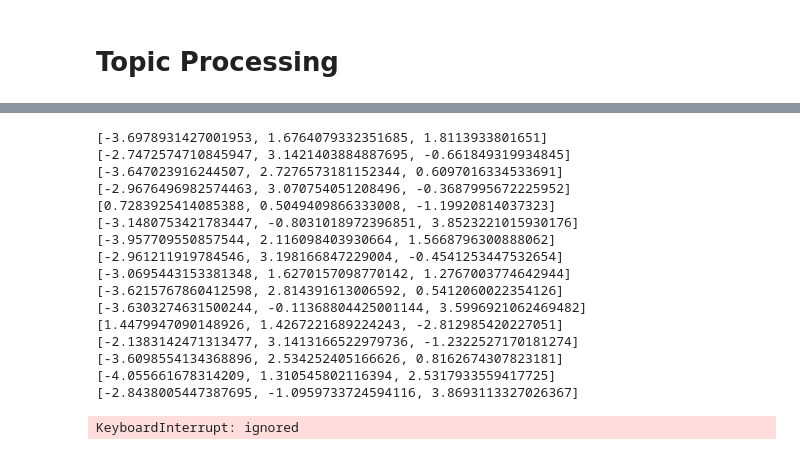
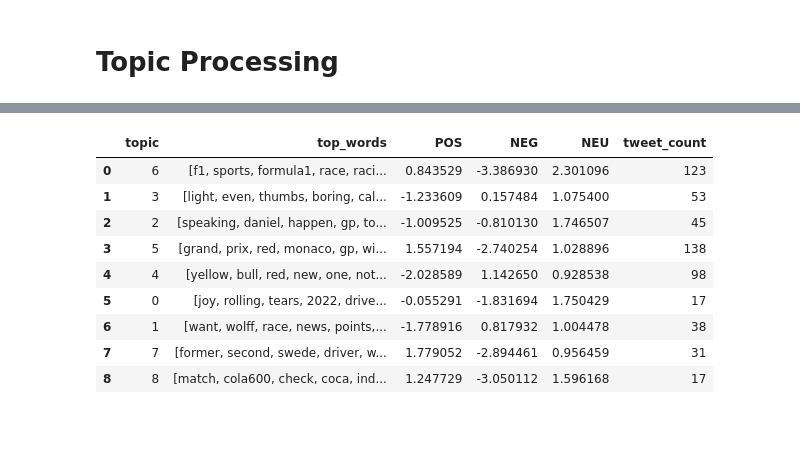
Before and after one commit to shaikadish/twitterTopicModeling, a Jupyter notebook: twitterTopicModeling.ipynb, the cells around one changed output, grey strips where cells are left out. Cells and saved outputs as stored; diff of their text form; code cells hidden in the pictures; blank space fills up the shorter version.

Commit message:
code outputs generated

```diff
--- a/twitterTopicModeling.ipynb
+++ b/twitterTopicModeling.ipynb
@@ -229,36 +227,37 @@ words_per_class
 # %%
-def get_sentiment(text):
+def get_sentiment(tweets,n_sentiments):
     """
     A function to predict the sentiment of a piece of text.
 
     :param text: The text
     :return: The sentiment score
     """
+    device = torch.device('cuda' if torch.cuda.is_available() else 'cpu')
+
     tokenizer = AutoTokenizer.from_pretrained("finiteautomata/bertweet-base-sentiment-analysis",)
-    model = AutoModelForSequenceClassification.from_pretrained("finiteautomata/bertweet-base-sentiment-analysis")
-    inputs=tokenizer(text,return_tensors='pt',truncation=True)
-    outputs=model(**inputs)
+    model = AutoModelForSequenceClassification.from_pretrained("finiteautomata/bertweet-base-sentiment-analysis").to(device)
 
-    return [i.item() for i in outputs.logits[0]]
+    outputs_list=[]
+    for i in range(n_sentiments):
+      inputs=tokenizer(tweets[i],return_tensors='pt',truncation=True)
+      outputs=model(**inputs.to(device))
+      outputs_list.append([i.item() for i in outputs.logits[0]])
+    return np.array(outputs_list).mean(axis=0)
-# %%
-class_tweets=tweets_with_topics.tweet[tweets_with_topics['label']==1].to_list()
-for tweet in class_tweets:
-    print(get_sentiment(tweet))
-# %% [output]
-[-3.6978931427001953, 1.6764079332351685, 1.8113933801651]
-[-2.7472574710845947, 3.1421403884887695, -0.661849319934845]
-[-3.647023916244507, 2.7276573181152344, 0.6097016334533691]
-[-2.9676496982574463, 3.070754051208496, -0.3687995672225952]
-[0.7283925414085388, 0.5049409866333008, -1.19920814037323]
-[-3.1480753421783447, -0.8031018972396851, 3.8523221015930176]
-[-3.957709550857544, 2.116098403930664, 1.5668796300888062]
-[-2.961211919784546, 3.198166847229004, -0.4541253447532654]
-[-3.0695443153381348, 1.6270157098770142, 1.2767003774642944]
-[-3.6215767860412598, 2.814391613006592, 0.5412060022354126]
-[-3.6303274631500244, -0.11368804425001144, 3.5996921062469482]
-[1.4479947090148926, 1.4267221689224243, -2.812985420227051]
-[-2.1383142471313477, 3.1413166522979736, -1.2322527170181274]
-[-3.6098554134368896, 2.534252405166626, 0.8162674307823181]
-[-4.055661678314209, 1.310545802116394, 2.5317933559417725]
-[-2.8438005447387695, -1.0959733724594116, 3.8693113327026367]
-KeyboardInterrupt: ignored
+# %%
+data={'topic':[],'top_words':[],'POS':[],'NEG':[],'NEU':[],'tweet_count':[]}
+top_words=get_top_topic_words(new_tweets_with_topics,n_words=10)
+for topic in new_tweets_with_topics.topic.unique():
+  if topic==-1:
+    continue
+
+  class_tweets=new_tweets_with_topics.tweet[new_tweets_with_topics['topic']==topic].to_list()
+  sentiment=get_sentiment(class_tweets,10)
+
+  data['topic'].append(topic)
+  data['top_words'].append(top_words[str(topic)])
+  data['POS'].append(sentiment[2])
+  data['NEG'].append(sentiment[0])
+  data['NEU'].append(sentiment[1])
+  data['tweet_count'].append(len(class_tweets))
+
+  topic_info=pd.DataFrame(data=data)
@@ -264,0 +284,13 @@ KeyboardInterrupt: ignored
+# %%
+topic_info
+# %% [output]
+|  | topic | top_words | POS | NEG | NEU | tweet_count |
+| 0 | 6 | [f1, sports, formula1, race, raci... | 0.843529 | -3.386930 | 2.301096 | 123 |
+| 1 | 3 | [light, even, thumbs, boring, cal... | -1.233609 | 0.157484 | 1.075400 | 53 |
+| 2 | 2 | [speaking, daniel, happen, gp, to... | -1.009525 | -0.810130 | 1.746507 | 45 |
+| 3 | 5 | [grand, prix, red, monaco, gp, wi... | 1.557194 | -2.740254 | 1.028896 | 138 |
+| 4 | 4 | [yellow, bull, red, new, one, not... | -2.028589 | 1.142650 | 0.928538 | 98 |
+| 5 | 0 | [joy, rolling, tears, 2022, drive... | -0.055291 | -1.831694 | 1.750429 | 17 |
+| 6 | 1 | [want, wolff, race, news, points,... | -1.778916 | 0.817932 | 1.004478 | 38 |
+| 7 | 7 | [former, second, swede, driver, w... | 1.779052 | -2.894461 | 0.956459 | 31 |
+| 8 | 8 | [match, cola600, check, coca, ind... | 1.247729 | -3.050112 | 1.596168 | 17 |
```
Also changed, not shown: parts of 18 cells of this notebook.
